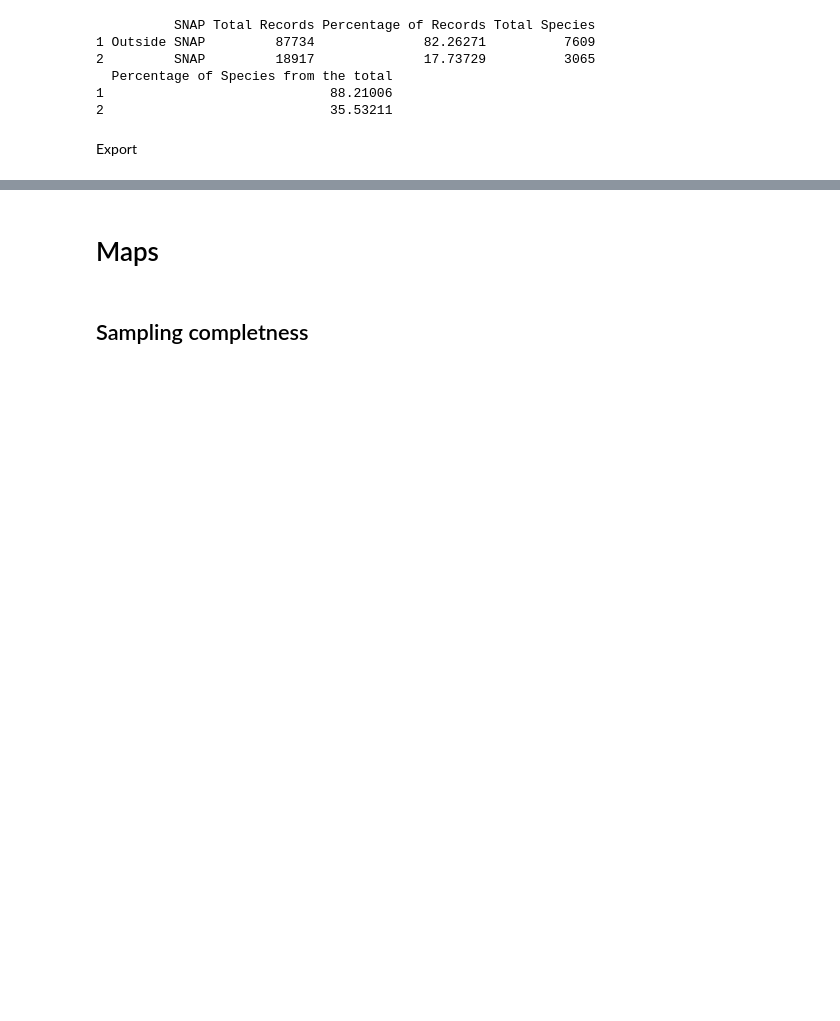
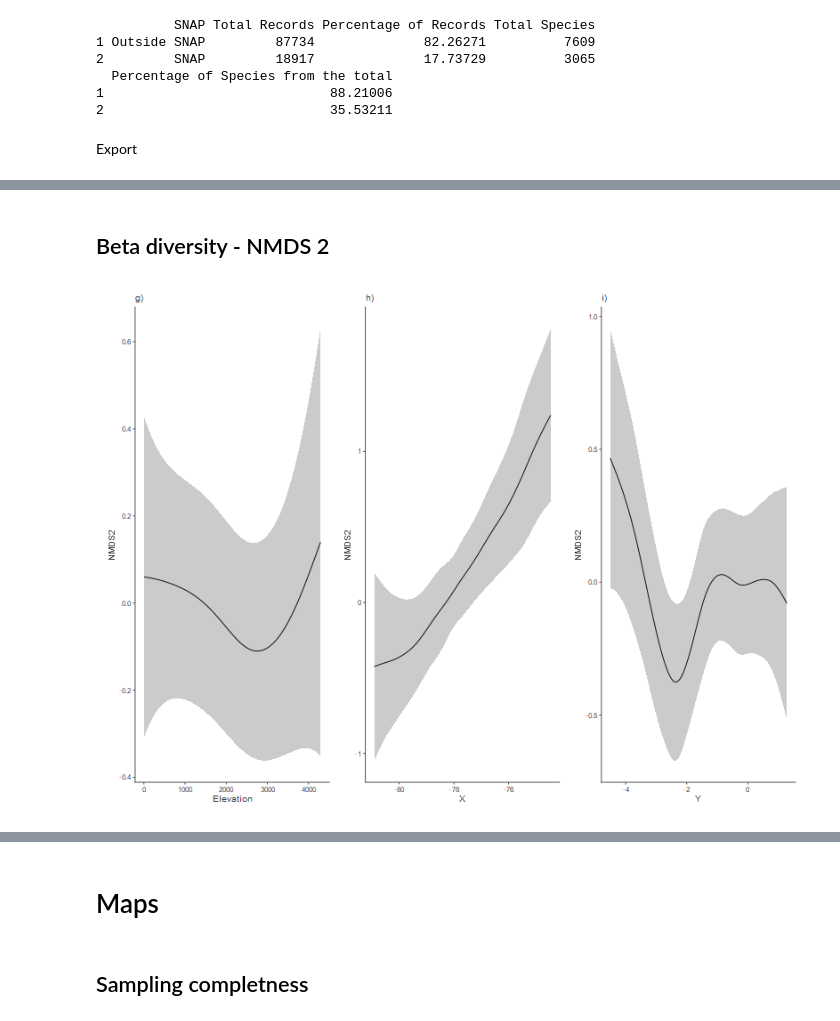
Before and after one commit to daningMontano/Spatial_insect_diversity, a Jupyter notebook: 6_Report.ipynb, the cells around one changed output, grey strips where cells are left out. Cells and saved outputs as stored; diff of their text form; code cells hidden in the pictures; blank space fills up the shorter version.

```diff
--- a/6_Report.ipynb
+++ b/6_Report.ipynb
@@ -718,0 +847,30 @@ saveWorkbook(wb, file = out_file, overwrite = TRUE)
+# %% [markdown]
+## Beta diversity - NMDS 2
+# %%
+
+nmds2_gam <- readRDS("Results/Reports/GAMs/partial_effects_nmds2.rds")
+
+nmds2_elev <- ggplot(nmds2_gam$new_elev, aes(elev_mean, fit)) +
+  geom_line() +
+  geom_ribbon(aes(ymin = lower, ymax = upper), alpha = 0.25) +
+  labs(x = "Elevation", y = "NMDS2") +
+  ggtitle("g)")+
+  base_theme
+
+nmds2_lon <- ggplot(nmds2_gam$new_x, aes(centroid_x, fit)) +
+  geom_line() +
+  geom_ribbon(aes(ymin = lower, ymax = upper), alpha = 0.25) +
+  labs(x = "X", y = "NMDS2") +
+  ggtitle("h)")+
+    base_theme
+
+nmds2_lat <- ggplot(nmds2_gam$new_y, aes(centroid_y, fit)) +
+  geom_line() +
+  geom_ribbon(aes(ymin = lower, ymax = upper), alpha = 0.25) +
+  labs(x = "Y", y = "NMDS2") +
+  ggtitle("i)")+
+    base_theme
+
+(nmds2_elev | nmds2_lon | nmds2_lat)
+# %% [output]
+[figure, added]
```
Also changed, not shown: parts of 10 cells of this notebook, 8 other files.
